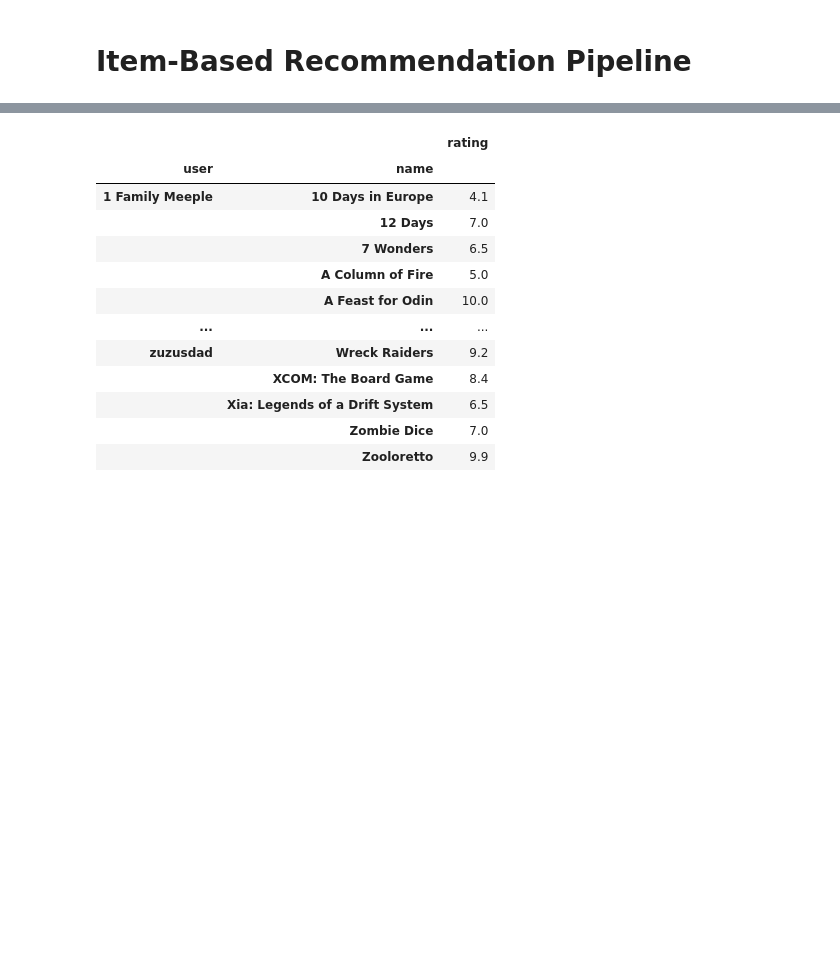
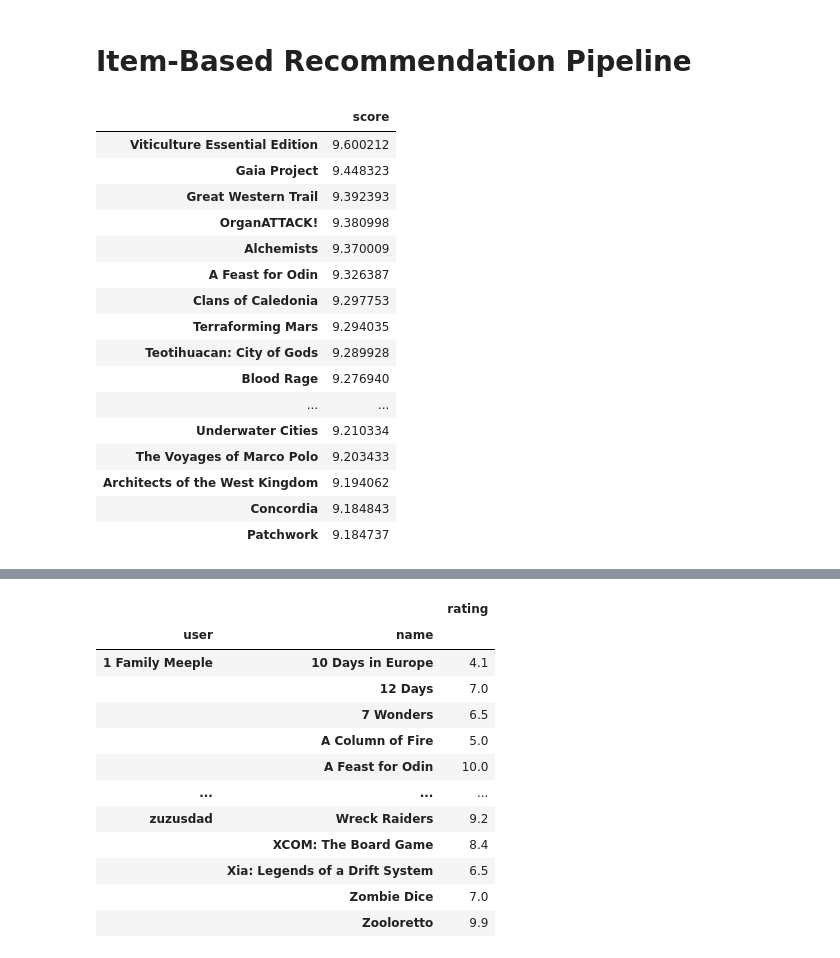
Before and after one commit to Kopzzz/Board-Game-RecCommu, a Jupyter notebook: code/5_item-based_pipeline.ipynb, the cells around one changed output, grey strips where cells are left out. Drawn from its saved outputs; the diff is of its cells as text; code cells hidden in the pictures; blank space fills up the shorter version.

```diff
--- a/code/5_item-based_pipeline.ipynb
+++ b/code/5_item-based_pipeline.ipynb
@@ -73,3 +83,64 @@ def recommend_games(df_new_user , df_sim):
 
     # Return the top recommendations as a DataFrame
     return top_recommendations
+# %%
+dict_rating = {
+                '7 Wonders Duel': 10,
+                'Through the Ages: A New Story of Civilization': 9,
+                'Codenames': 8.5,
+                'Scythe':8,
+                'Gizmos': 7.5,
+                'Splendor': 7,
+                'Dixit': 6,
+                'One Night Ultimate Werewolf': 2,
+                'Ultimate Werewolf: Deluxe Edition': 1,
+                'Ultimate Werewolf':1,
+                }
+
+# dict_rating = {
+#                 'Food Chain Magnate': 10,
+#                 'Anachrony': 10,
+#                 'Gaia Project': 10,
+#                 'Everdell':10,
+#                 'Brass: Birmingham': 10,
+#                 'Nemesis': 10,
+#                 'Ultimate Werewolf: Deluxe Edition': 1,
+#                 'Ultimate Werewolf':1,
+#                 }
+# %%
+df = pd.DataFrame(list(dict_rating.items()), columns=['name', 'rating'])
+
+mean_value = df['rating'].mean()
+
+# selected_rows = df[df['rating']>=9.5]
+# rows_to_change = selected_rows.sample(n=5)
+# df.loc[rows_to_change.index, 'rating'] = 0
+
+dict_rating = dict(zip(df['name'], df['rating']))
+df_new_user = create_user_profile(dict_rating, df_sim)
+# df = df_new_user.copy()
+
+condition = (df_new_user['rating'] < mean_value) & (df_new_user['rating'] != 0)  & (df_new_user['rating'] < 5)
+df_new_user.loc[condition, 'rating'] -= mean_value
+
+df_recommeds = recommend_games(df_new_user, df_sim)
+rec_games = df_recommeds.loc[df_new_user[df_new_user.values == 0].index].sort_values(by="score", ascending=False)[:20]
+rec_games
+# %% [output]
+|  | score |
+| Viticulture Essential Edition | 9.600212 |
+| Gaia Project | 9.448323 |
+| Great Western Trail | 9.392393 |
+| OrganATTACK! | 9.380998 |
+| Alchemists | 9.370009 |
+| A Feast for Odin | 9.326387 |
+| Clans of Caledonia | 9.297753 |
+| Terraforming Mars | 9.294035 |
+| Teotihuacan: City of Gods | 9.289928 |
+| Blood Rage | 9.276940 |
+| ... | ... |
+| Underwater Cities | 9.210334 |
+| The Voyages of Marco Polo | 9.203433 |
+| Architects of the West Kingdom | 9.194062 |
+| Concordia | 9.184843 |
+| Patchwork | 9.184737 |
```
Also changed, not shown: parts of 15 cells of this notebook.
